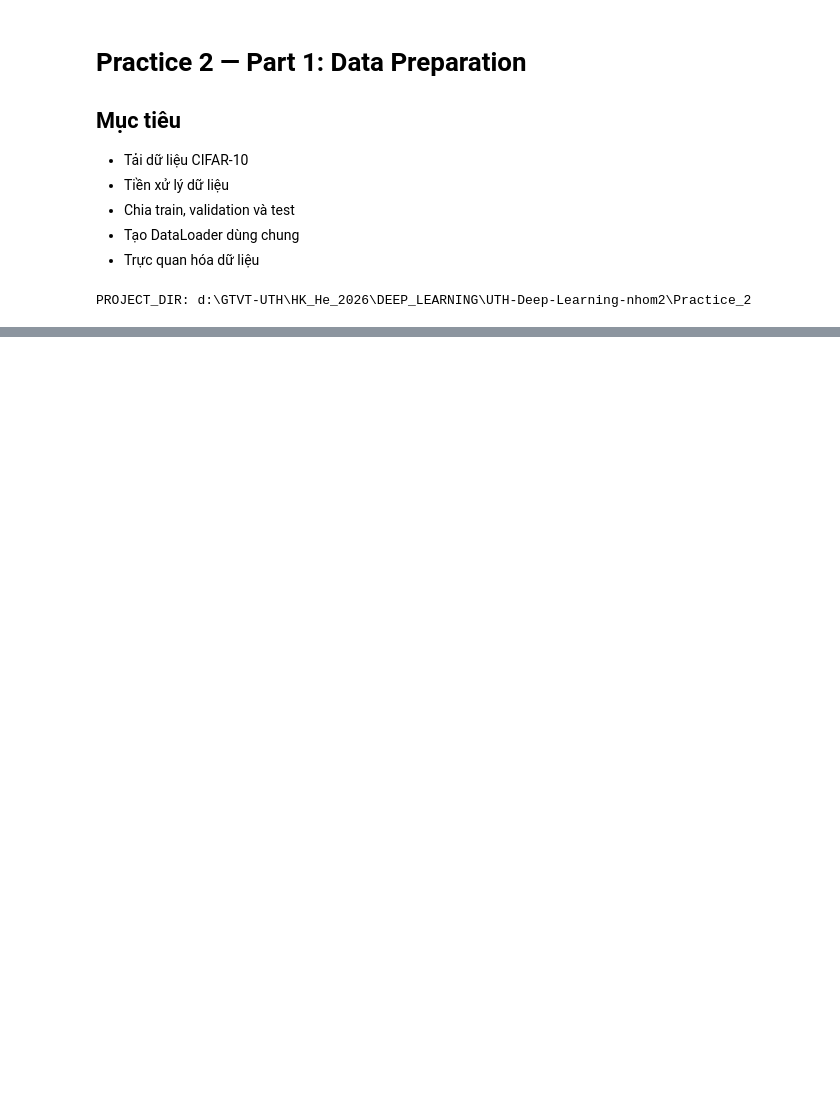
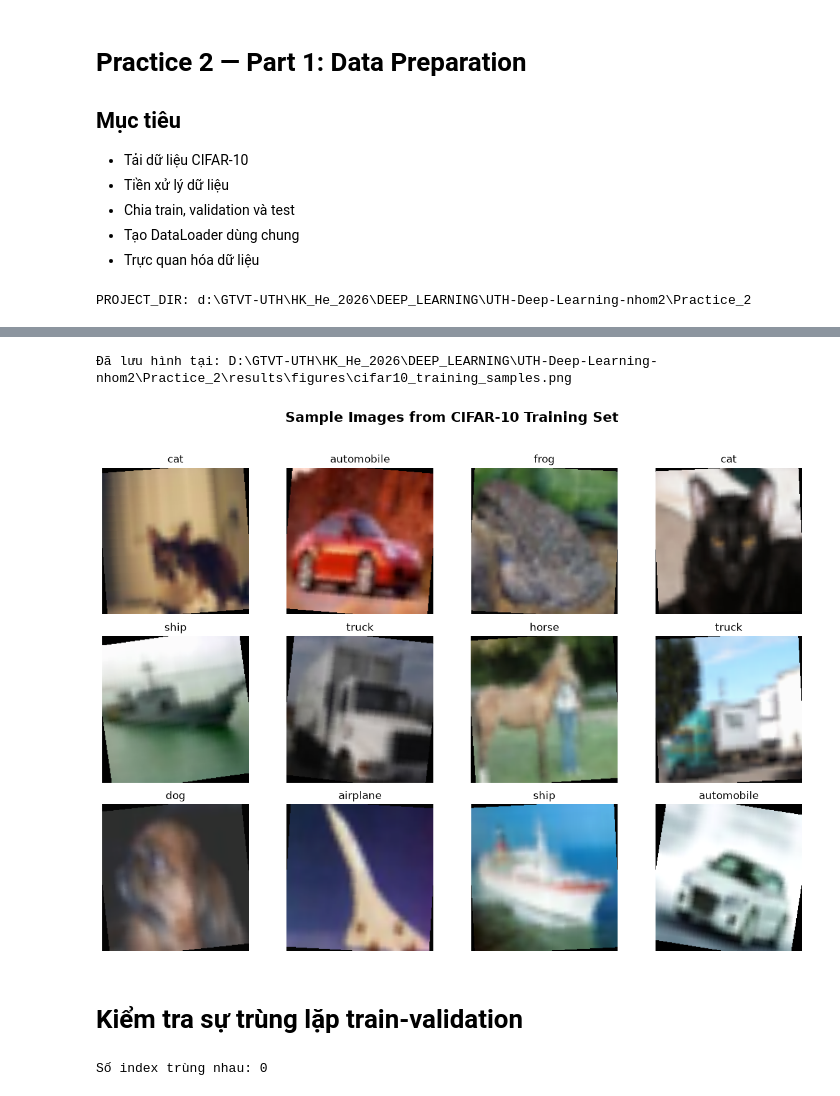
Before and after one commit to tanlen06-debug/UTH-Deep-Learning-nhom2, a Jupyter notebook: Practice_2/notebooks/01_data_preparation.ipynb, the cells around one changed output, grey strips where cells are left out. Saved outputs shown, nothing was run; the diff lists cells and outputs as text; code cells hidden in the pictures; blank space fills up the shorter version.

Commit message:
feat(m1): complete CIFAR10 data preparation

```diff
--- a/Practice_2/notebooks/01_data_preparation.ipynb
+++ b/Practice_2/notebooks/01_data_preparation.ipynb
@@ -79,0 +134,4 @@ CUDA khả dụng: False
+# %%
+# cell 8 Hiển thị tên các lớp
+for index, class_name in enumerate(class_names):
+    print(f"{index}: {class_name}")
@@ -79,0 +149,8 @@ CUDA khả dụng: False
+# %%
+# cell 9 Kiểm tra 1 batch
+images, labels = next(iter(train_loader))
+
+print("Kích thước images:", images.shape)
+print("Kích thước labels:", labels.shape)
+print("Kiểu dữ liệu ảnh:", images.dtype)
+print("Giá trị nhãn đầu tiên:", labels[:10])
@@ -79,0 +164,17 @@ CUDA khả dụng: False
+# %%
+# cell Hàm khôi phục normalization
+def denormalize_image(image: torch.Tensor) -> torch.Tensor:
+    mean = torch.tensor(
+        IMAGENET_MEAN,
+        dtype=image.dtype,
+        device=image.device,
+    ).view(3, 1, 1)
+
+    std = torch.tensor(
+        IMAGENET_STD,
+        dtype=image.dtype,
+        device=image.device,
+    ).view(3, 1, 1)
+
+    image = image * std + mean
+    return image.clamp(0, 1)
@@ -79,0 +245,30 @@ CUDA khả dụng: False
+# %%
+figure_path = (
+    PROJECT_DIR
+    / "results"
+    / "figures"
+    / "cifar10_training_samples.png"
+)
+
+show_batch(
+    images=images,
+    labels=labels,
+    class_names=class_names,
+    number_of_images=12,
+    save_path=figure_path,
+)
+# %% [output]
+Đã lưu hình tại: D:\GTVT-UTH\HK_He_2026\DEEP_LEARNING\UTH-Deep-Learning-nhom2\Practice_2\results\figures\cifar10_training_samples.png
+[figure, added]
+# %% [markdown]
+# Kiểm tra sự trùng lặp train-validation
+# %%
+# cell 12
+train_indices = set(data_bundle["train_indices"])
+val_indices = set(data_bundle["val_indices"])
+
+overlap = train_indices.intersection(val_indices)
+
+print("Số index trùng nhau:", len(overlap))
+# %% [output]
+Số index trùng nhau: 0
```
Also changed, not shown: parts of 19 cells of this notebook, 1 other file.
